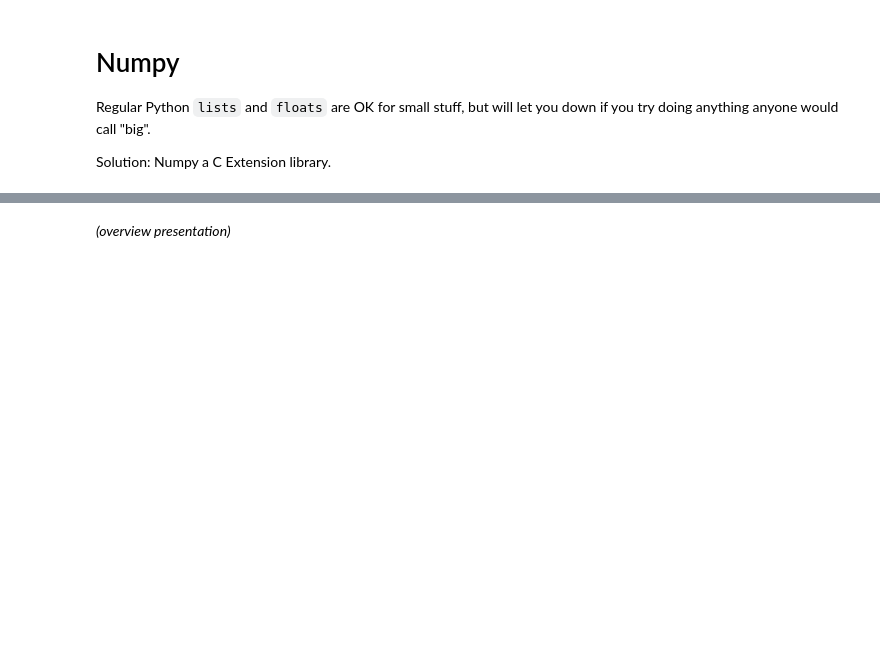
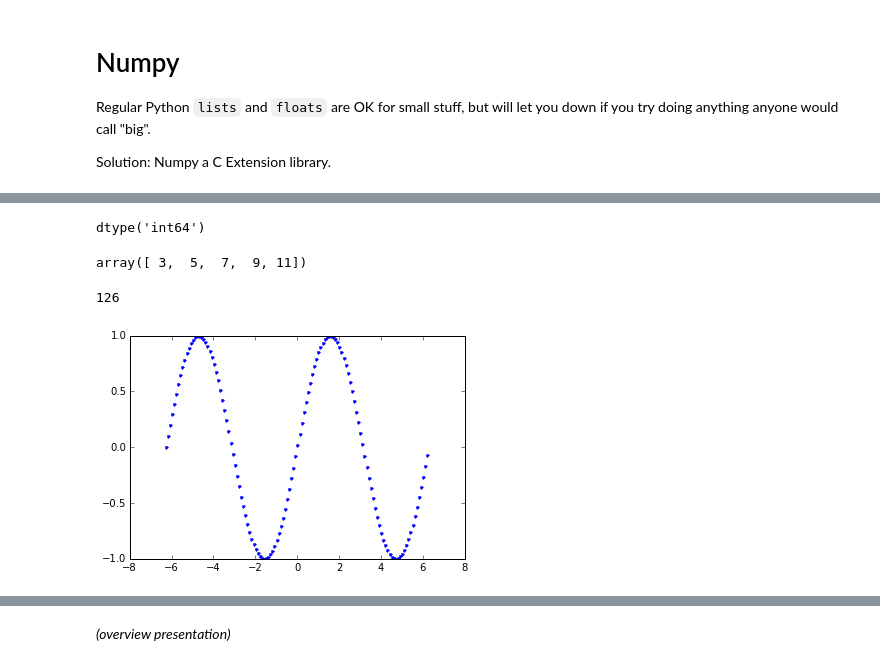
Before and after one commit to ijstokes/python-sci-3h, a Jupyter notebook: ScientificProgrammingInPythonWorkshop.ipynb, the cells around one changed output, grey strips where cells are left out. Drawn from its saved outputs; the diff is of its cells as text; code cells hidden in the pictures; blank space fills up the shorter version.

```diff
--- a/ScientificProgrammingInPythonWorkshop.ipynb
+++ b/ScientificProgrammingInPythonWorkshop.ipynb
@@ -881,0 +928,2 @@ Solution: Numpy a C Extension library.
+# %%
+x = np.arange(-2*np.pi, 2*np.pi, 0.1)
@@ -884,2 +970,11 @@ Solution: Numpy a C Extension library.
+# %%
+nums.dtype
+# %% [output]
+dtype('int64')
+# %%
+nums
+# %% [output]
+array([ 3,  5,  7,  9, 11])
 # %%
 # np.sin
+y = np.sin(x)
@@ -887,0 +981,8 @@ Solution: Numpy a C Extension library.
+# %%
+y.size
+# %% [output]
+126
+# %%
+_ = pl.plot(x, y, '.')
+# %% [output]
+[figure, added]
```
Also changed, not shown: parts of 33 cells of this notebook.
